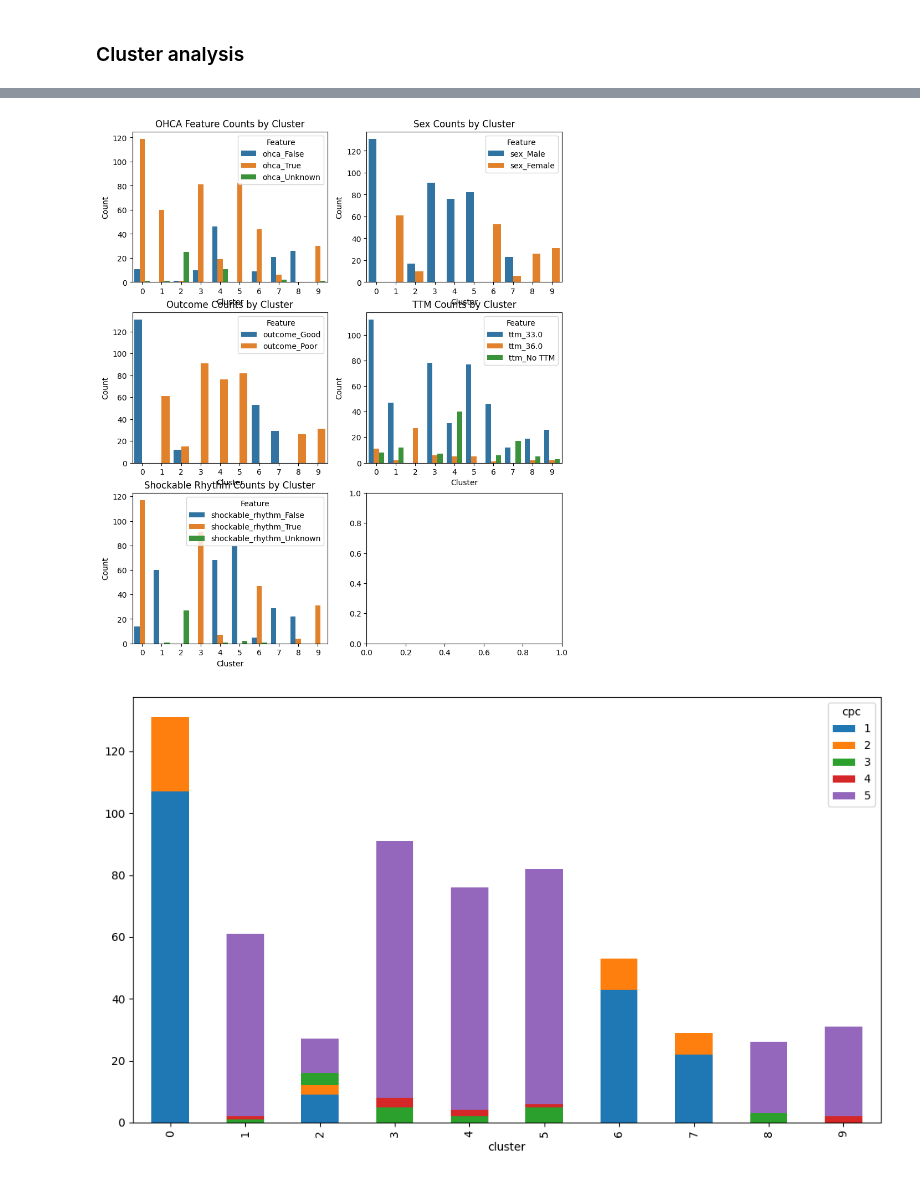
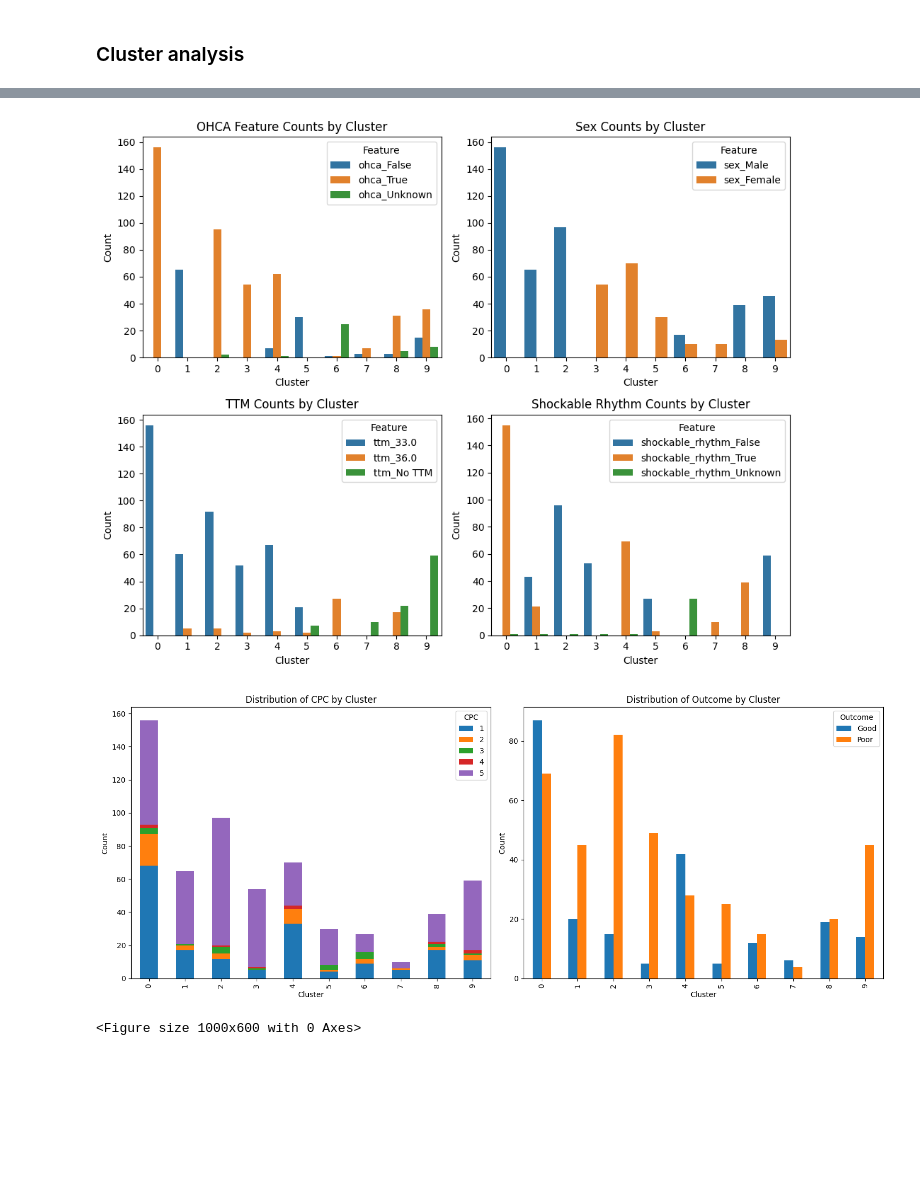
Before and after one commit to KentFre/Resus_TTM, a Jupyter notebook: 03_Clustering.ipynb, the cells around one changed output, grey strips where cells are left out. Drawn from its saved outputs; the diff is of its cells as text; code cells hidden in the pictures; blank space fills up the shorter version.

Commit message:
Update 03_Clustering.ipynb
remove outcome when doing the clustering

```diff
--- a/03_Clustering.ipynb
+++ b/03_Clustering.ipynb
@@ -66,7 +65,7 @@ data['ttm'] = data['ttm'].astype(str)
 # %%
 # Encoding categorical variables
 encoder = OneHotEncoder()
-encoded_categorical = encoder.fit_transform(data[['sex', 'ohca', 'shockable_rhythm', 'outcome', 'ttm']]).toarray()
+encoded_categorical = encoder.fit_transform(data[['sex', 'ohca', 'shockable_rhythm', 'ttm']]).toarray()
 
 # Create a DataFrame for the encoded variables
 encoded_data = pd.DataFrame(encoded_categorical, columns=encoder.get_feature_names_out())
@@ -77,7 +76,7 @@ data['rosc'] = data['rosc'].fillna(data['rosc'].median())
 # Combine with the numeric and ordinal variables
 processed_data = pd.concat([data[['age', 'rosc', 'cpc']], encoded_data], axis=1)
 
-# Standardize the data
+# Normalize the data
 scaler = MinMaxScaler()
 scaled_data = scaler.fit_transform(processed_data)
 
@@ -132,6 +131,9 @@ kmeans.fit(scaled_data)
 # Add cluster labels to the DataFrame
 processed_data['cluster'] = kmeans.labels_
 
+#Add outcome to the dataframe for analysis
+processed_data['outcome'] = data['outcome']
+
 # Display the first few rows of the data with cluster labels
 processed_data.head()
 # %% [output]
@@ -222,44 +223,81 @@ cluster
 features_list = [
     (['ohca_False', 'ohca_True', 'ohca_Unknown'], 'OHCA Feature Counts by Cluster'),
     (['sex_Male', 'sex_Female'], 'Sex Counts by Cluster'),
-    (['outcome_Good', 'outcome_Poor'], 'Outcome Counts by Cluster'),
     (['ttm_33.0', 'ttm_36.0', 'ttm_No TTM'], 'TTM Counts by Cluster'),
     (['shockable_rhythm_False', 'shockable_rhythm_True', 'shockable_rhythm_Unknown'], 'Shockable Rhythm Counts by Cluster')
 ]
 
 # Calculate number of plots
 num_plots = len(features_list)
 
 # Determine number of rows and columns
-num_rows = 3
-num_cols = (num_plots + 1) // num_rows  # Calculate columns needed for 2 rows
+num_rows = 2
+num_cols = (num_plots + 1) // num_rows
 
 # Create a figure with subplots
 fig, axes = plt.subplots(num_rows, num_cols, figsize=(5 * num_cols, 4 * num_rows))
 
 # Flatten axes array for easy indexing if there are multiple rows
 axes = axes.flatten()
 
 # Loop through the features and create a bar plot for each
 for ax, (features, title) in zip(axes, features_list):
     melted_data = processed_data.melt(id_vars='cluster', value_vars=features,
                                        var_name='Feature', value_name='Count')
     sns.barplot(x='cluster', y='Count', hue='Feature', data=melted_data, estimator=sum, ax=ax, errorbar=None)
     ax.set_title(title)
     ax.set_xlabel('Cluster')
     ax.set_ylabel('Count')
     ax.legend(title='Feature')
 
-# Stacked bar plot for 'cpc'
-# Count the occurrences of each cpc value for each cluster with observed=True
-cpc_counts = processed_data.groupby(['cluster', 'cpc'], observed=True).size().unstack(fill_value=0)
-
-# Create a stacked bar plot
-cpc_counts.plot(kind='bar', stacked=True, figsize=(10, 6))
-
 # Adjust layout
 plt.tight_layout()
 plt.show()
+
+# Count the occurrences of each CPC value for each cluster with observed=True
+cpc_counts = processed_data.groupby(['cluster', 'cpc'], observed=True).size().unstack(fill_value=0)
+
+# Count the occurrences of each outcome value for each cluster with observed=True
+outcome_counts = processed_data.groupby(['cluster', 'outcome'], observed=True).size().unstack(fill_value=0)
+
+# Create a figure with 2 subplots (side by side)
+fig, axes = plt.subplots(1, 2, figsize=(15, 6))  # 1 row, 2 columns
+
+# Create the stacked bar plot for CPC
+cpc_counts.plot(kind='bar', stacked=True, ax=axes[0])
+axes[0].set_title('Distribution of CPC by Cluster')
+axes[0].set_xlabel('Cluster')
+axes[0].set_ylabel('Count')
+axes[0].legend(title='CPC')
+
+# Create the stacked bar plot for Outcome
+outcome_counts.plot(kind='bar', stacked=False, ax=axes[1])
+axes[1].set_title('Distribution of Outcome by Cluster')
+axes[1].set_xlabel('Cluster')
+axes[1].set_ylabel('Count')
+axes[1].legend(title='Outcome')
+
+# Adjust layout to prevent overlap
+plt.tight_layout()
+plt.show()
+
+# Calculate percentages for each cluster by dividing each count by the row sum
+outcome_percentages = outcome_counts.div(outcome_counts.sum(axis=1), axis=0) * 100
+
+# Create a new figure for percentages
+plt.figure(figsize=(10, 6))
+
+# Create a side-by-side bar plot with percentages
+outcome_percentages.plot(kind='bar', stacked=False)
+
+# Add labels and title
+plt.title('Outcome Percentages by Cluster')
+plt.xlabel('Cluster')
+plt.ylabel('Percentage')
+plt.legend(title='Outcome')
+plt.yticks(range(0, 101, 5))  # Adjust range as needed (0 to 100 for percentages)
+plt.show()
 # %% [output]
-[figure, old version]
+[figure, new version]
-[figure, old version]
+[figure, new version]
+<Figure size 1000x600 with 0 Axes>
```
Also changed, not shown: parts of 7 cells of this notebook.
